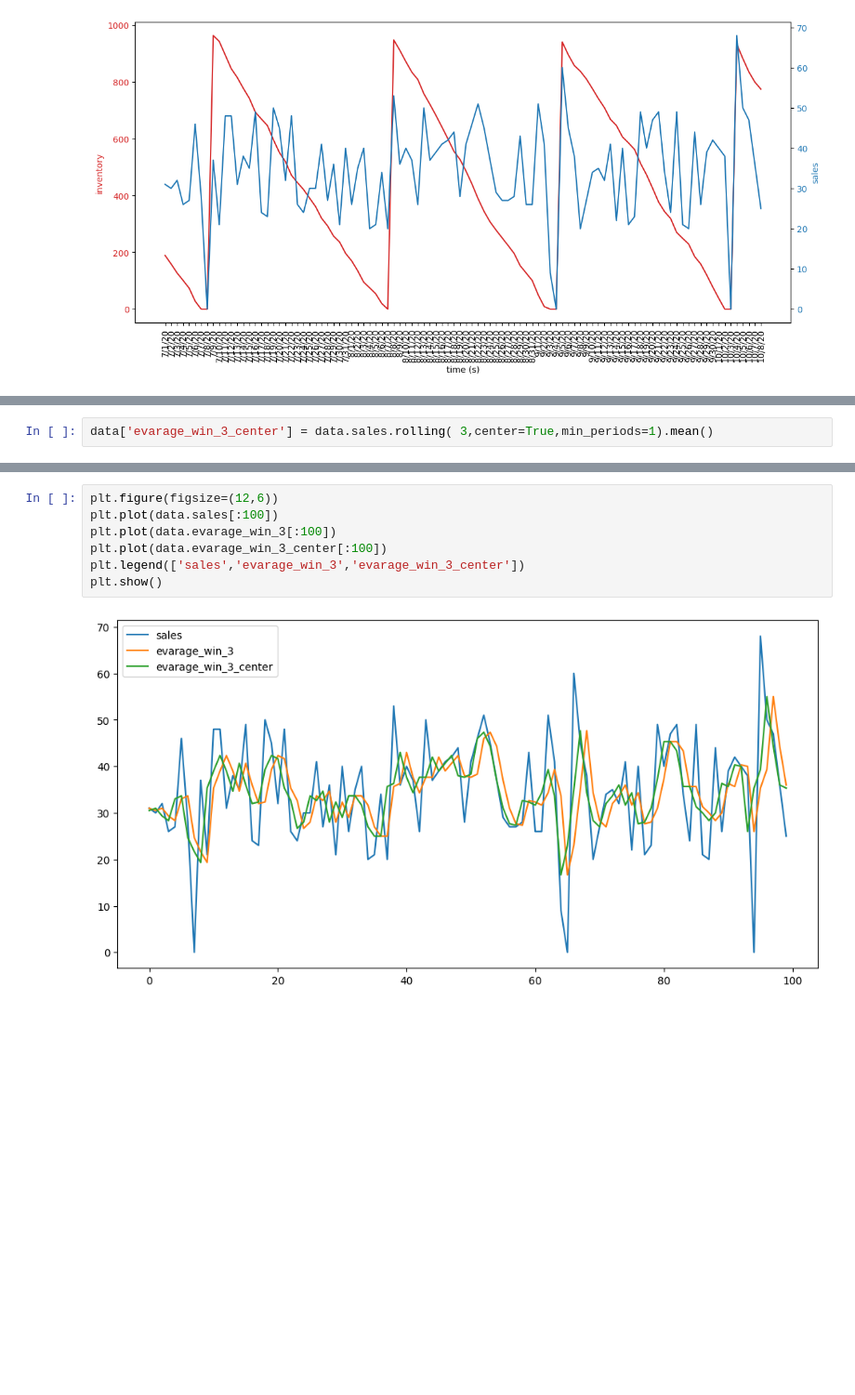
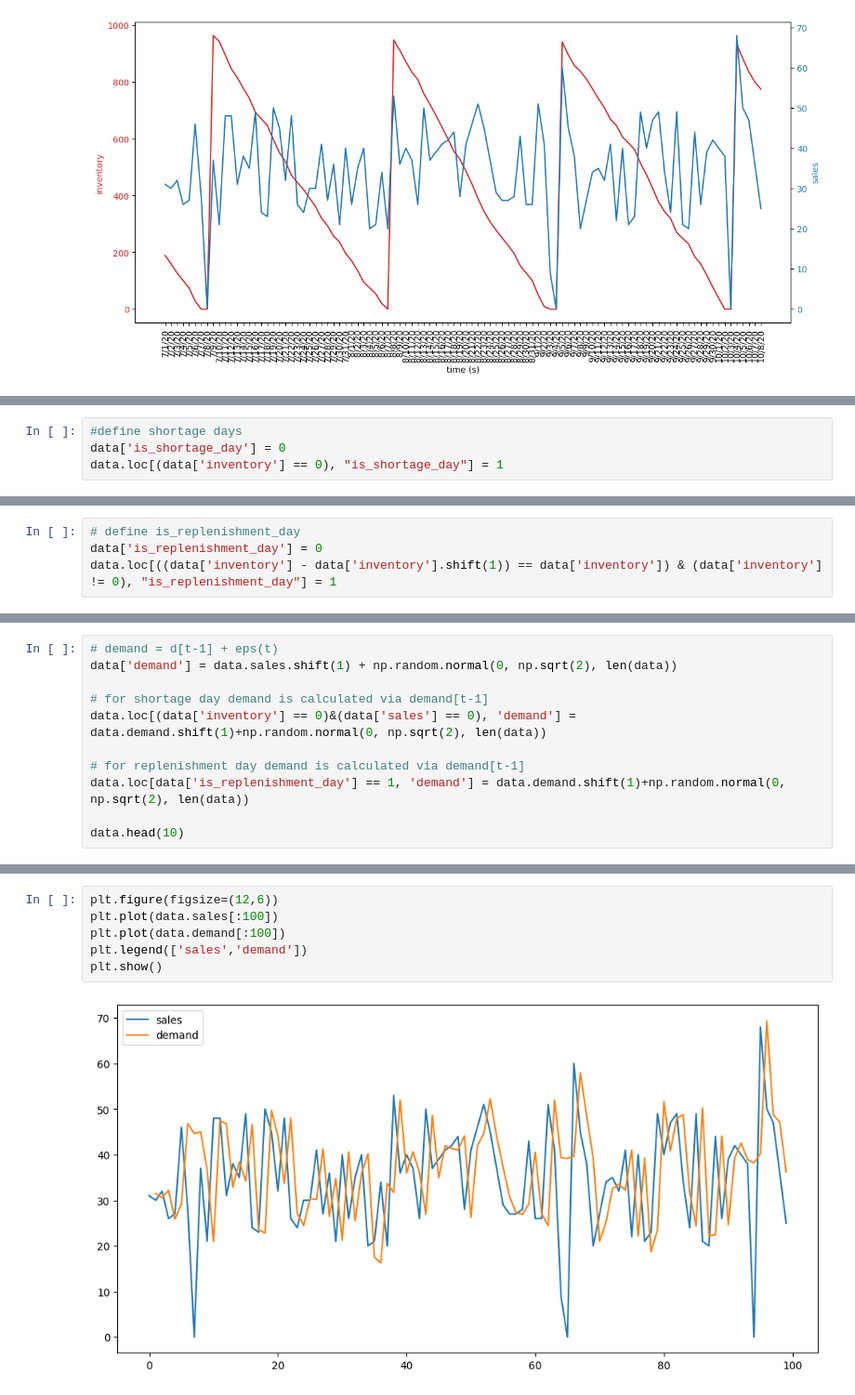
Before and after one commit to ryzhokhina/Machine_Learning_Project, a Jupyter notebook: amazon_1/takehomefile.ipynb, the cells around one changed output, grey strips where cells are left out. Shown at 93% size. Cells and saved outputs as stored; diff of their text form; blank space fills up the shorter version.

```diff
--- a/amazon_1/takehomefile.ipynb
+++ b/amazon_1/takehomefile.ipynb
@@ -117,2 +100,0 @@ data['evarage_win_3'] = data.sales.rolling( 3,center=False,min_periods=1).mean()
-# %%
-data['evarage_win_3_center'] = data.sales.rolling( 3,center=True,min_periods=1).mean()
@@ -140,0 +101,4 @@ shortage
+# %%
+#define shortage days
+data['is_shortage_day'] = 0
+data.loc[(data['inventory'] == 0), "is_shortage_day"] = 1
@@ -140,0 +119,4 @@ shortage
+# %%
+# define is_replenishment_day
+data['is_replenishment_day'] = 0
+data.loc[((data['inventory'] - data['inventory'].shift(1)) == data['inventory']) & (data['inventory'] != 0), "is_replenishment_day"] = 1
@@ -140,0 +139,11 @@ shortage
+# %%
+# demand = d[t-1] + eps(t)
+data['demand'] = data.sales.shift(1) + np.random.normal(0, np.sqrt(2), len(data))
+
+# for shortage day demand is calculated via demand[t-1]
+data.loc[(data['inventory'] == 0)&(data['sales'] == 0), 'demand'] = data.demand.shift(1)+np.random.normal(0, np.sqrt(2), len(data))
+
+# for replenishment day demand is calculated via demand[t-1]
+data.loc[data['is_replenishment_day'] == 1, 'demand'] = data.demand.shift(1)+np.random.normal(0, np.sqrt(2), len(data))
+
+data.head(10)
@@ -141,9 +162,8 @@ shortage
 # %%
 plt.figure(figsize=(12,6))
 plt.plot(data.sales[:100])
-plt.plot(data.evarage_win_3[:100])
-plt.plot(data.evarage_win_3_center[:100])
-plt.legend(['sales','evarage_win_3','evarage_win_3_center'])
+plt.plot(data.demand[:100])
+plt.legend(['sales','demand'])
 plt.show()
 # %% [output]
-[figure, old version]
+[figure, new version]
```
Also changed, not shown: parts of 19 cells of this notebook.
